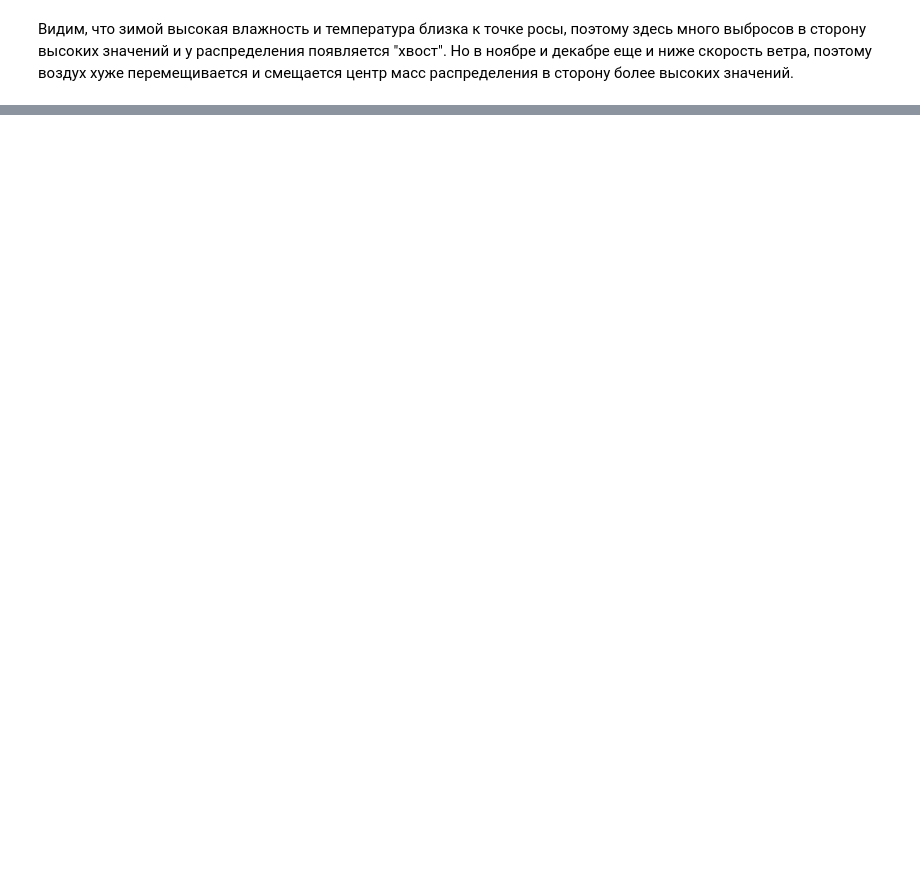
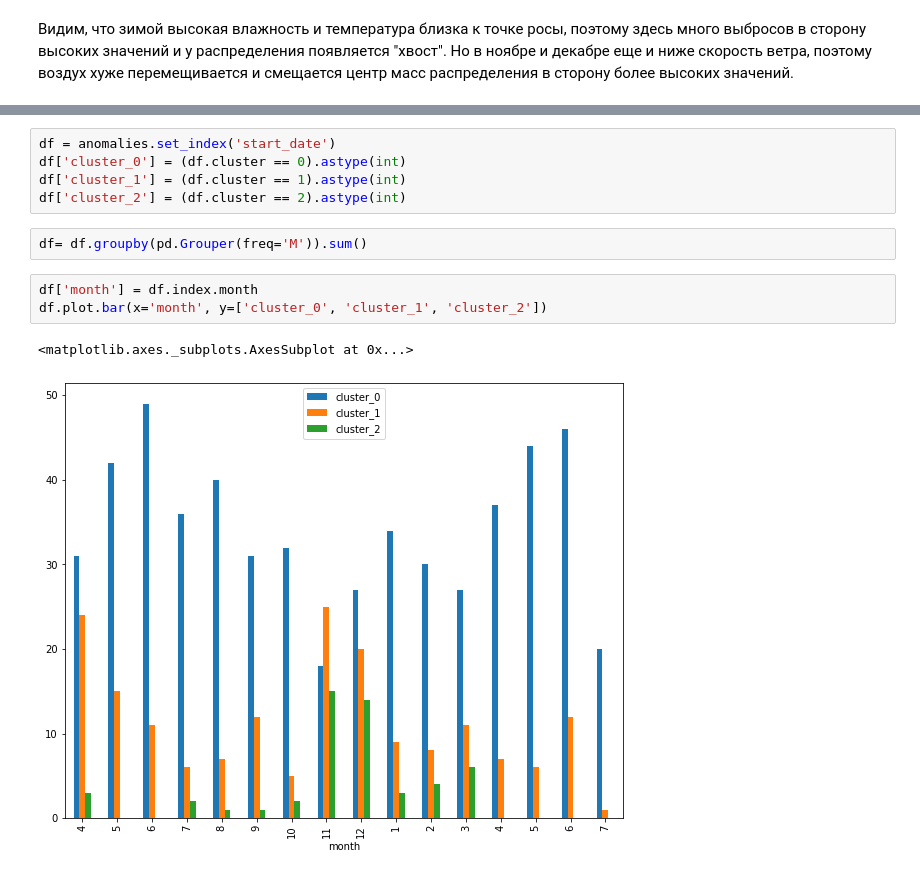
Before and after one commit to aerubanov/Proj_Air_Quality, a Jupyter notebook: notebooks/EDA.ipynb, the cells around one changed output, grey strips where cells are left out. Drawn from its saved outputs; the diff is of its cells as text; blank space fills up the shorter version.

```diff
--- a/notebooks/EDA.ipynb
+++ b/notebooks/EDA.ipynb
@@ -197,0 +214,13 @@ sns.boxplot(x='month', y='wind_speed', data=data)
+# %%
+df = anomalies.set_index('start_date')
+df['cluster_0'] = (df.cluster == 0).astype(int)
+df['cluster_1'] = (df.cluster == 1).astype(int)
+df['cluster_2'] = (df.cluster == 2).astype(int)
+# %%
+df= df.groupby(pd.Grouper(freq='M')).sum()
+# %%
+df['month'] = df.index.month
+df.plot.bar(x='month', y=['cluster_0', 'cluster_1', 'cluster_2'])
+# %% [output]
+<matplotlib.axes._subplots.AxesSubplot at 0x...>
+[figure, added]
```
Also changed, not shown: parts of 21 cells of this notebook.
